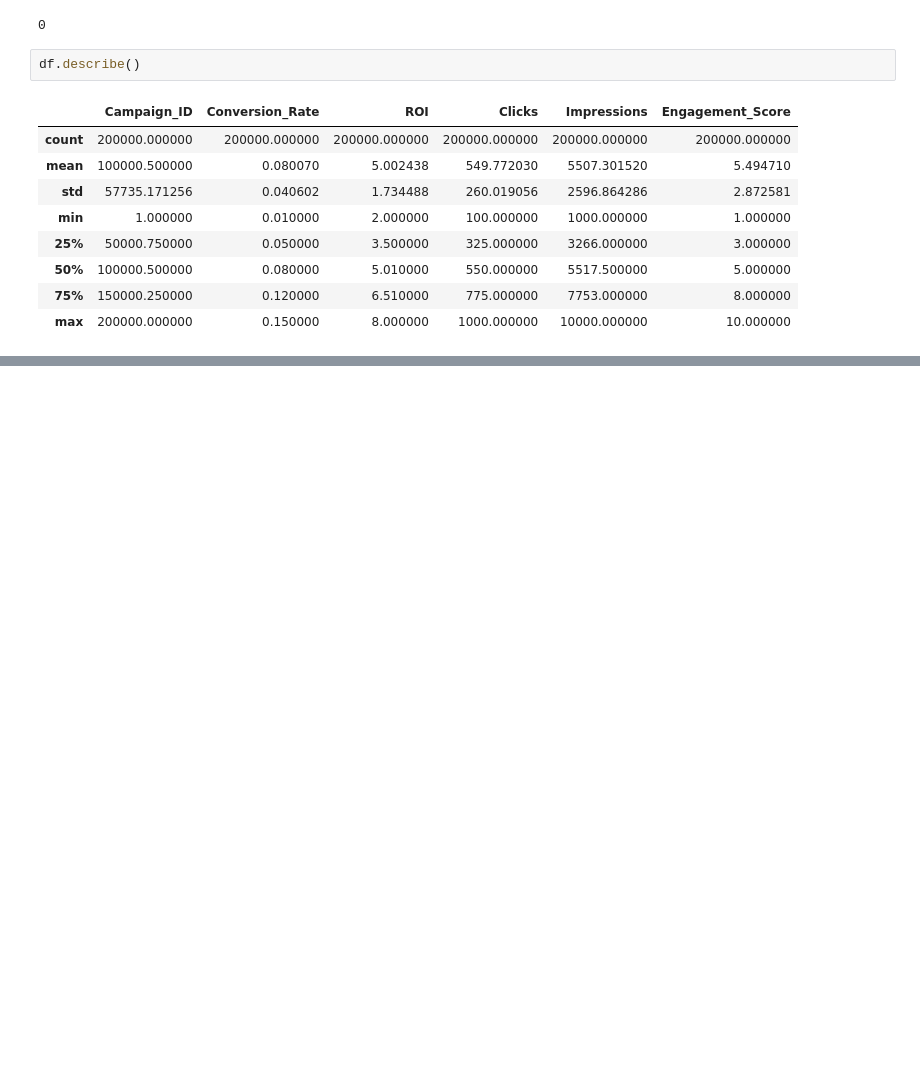
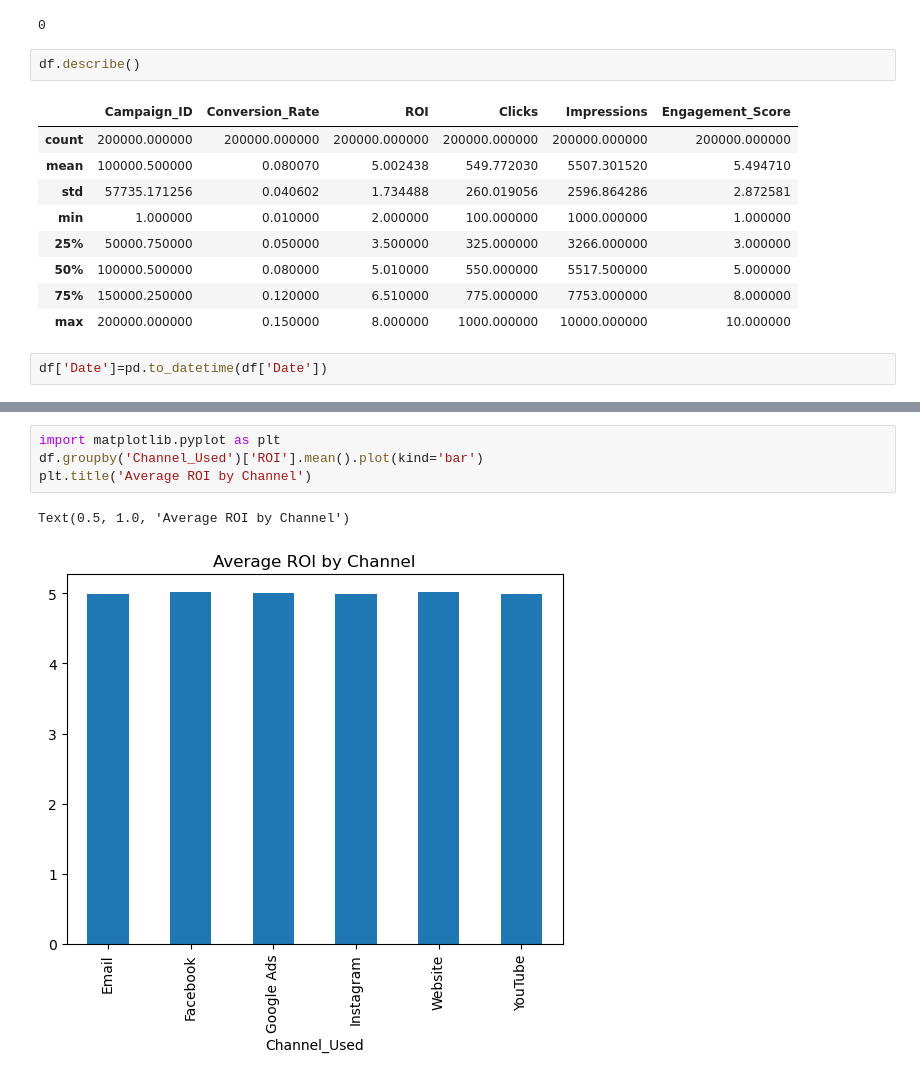
Before and after one commit to Shravani-salunke/Data-Analytics-Project, a Jupyter notebook: notebook/marketing_eda.ipynb, the cells around one changed output, grey strips where cells are left out. Cells and saved outputs as stored; diff of their text form; blank space fills up the shorter version.

Commit message:
eda: analyze channel performance and roi

```diff
--- a/notebook/marketing_eda.ipynb
+++ b/notebook/marketing_eda.ipynb
@@ -77,3 +77,5 @@ df.describe()
 | 50% | 100000.500000 | 0.080000 | 5.010000 | 550.000000 | 5517.500000 | 5.000000 |
 | 75% | 150000.250000 | 0.120000 | 6.510000 | 775.000000 | 7753.000000 | 8.000000 |
 | max | 200000.000000 | 0.150000 | 8.000000 | 1000.000000 | 10000.000000 | 10.000000 |
+# %%
+df['Date']=pd.to_datetime(df['Date'])
@@ -79,0 +149,7 @@ df.describe()
+# %%
+import matplotlib.pyplot as plt
+df.groupby('Channel_Used')['ROI'].mean().plot(kind='bar')
+plt.title('Average ROI by Channel')
+# %% [output]
+Text(0.5, 1.0, 'Average ROI by Channel')
+[figure, added]
```
Also changed, not shown: parts of 8 cells of this notebook.
